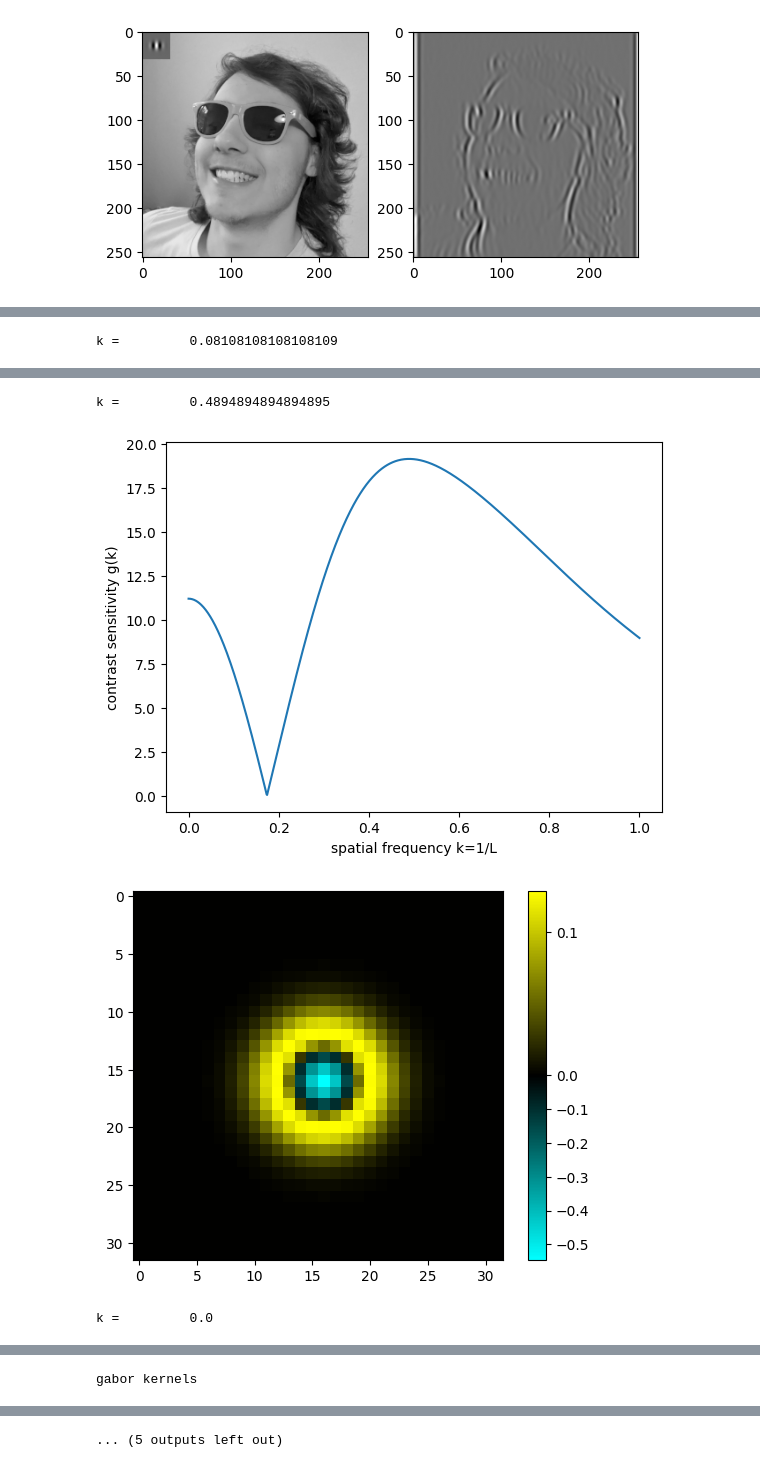
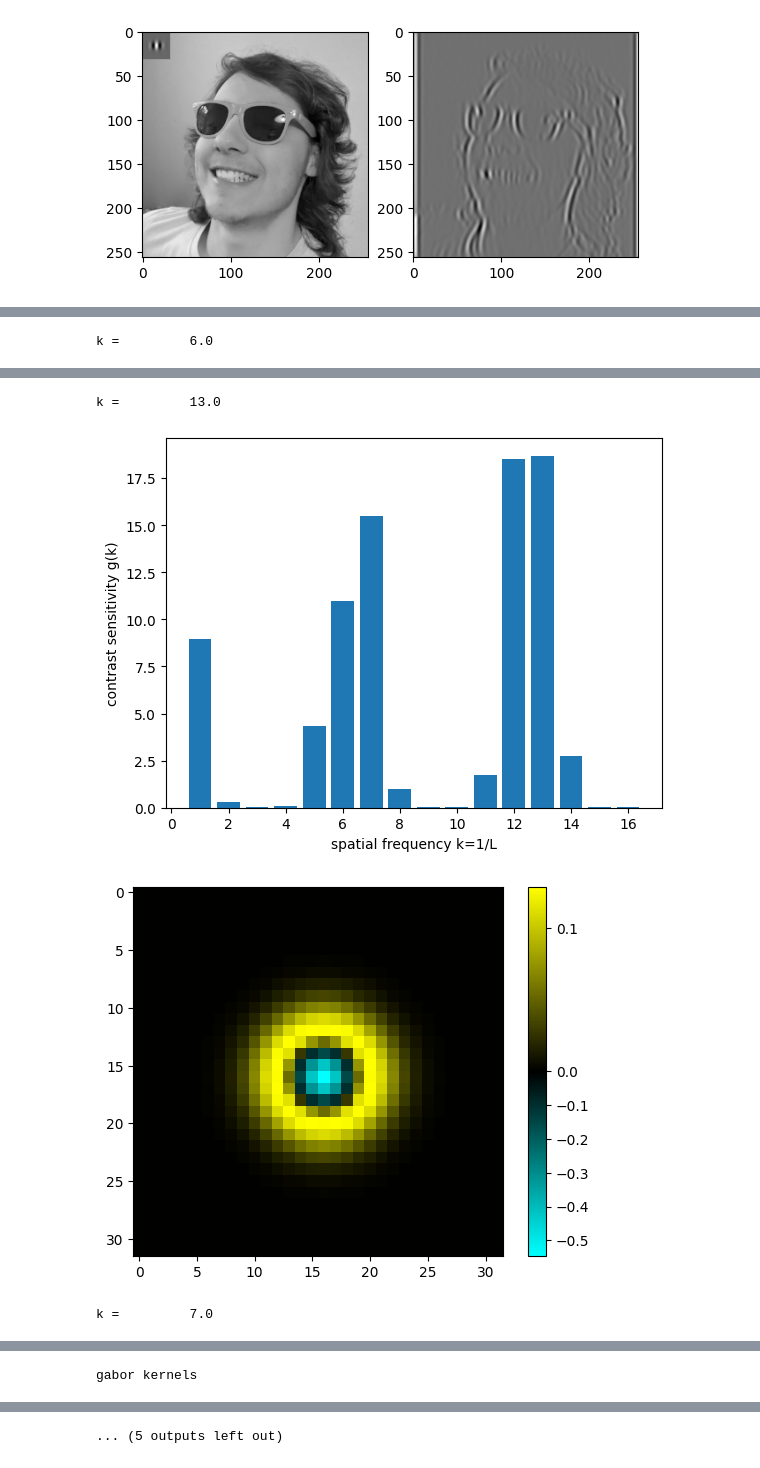
Before and after one commit to Rismosch/homework_understanding_vision, a Jupyter notebook: homework_1.ipynb, the cells around one changed output, grey strips where cells are left out. Saved outputs shown, nothing was run; the diff lists cells and outputs as text; code cells hidden in the pictures.

```diff
--- a/homework_1.ipynb
+++ b/homework_1.ipynb
@@ -445,14 +445,15 @@ for p in gaussian_parameters:
     kernel = make_gaussian_kernel(p)
     plot_kernel(kernel)
 
-    x_values = np.linspace(0, 1, 1000)
+    max = int(p.kernel_width / 2)
+    x_values = np.linspace(1, max, max)
     y_values = [g(kernel, x) for x in x_values]
 
     idx_max = np.argmax(y_values)
     k = x_values[idx_max]
     print(f"k =         {k}")
 
-    plt.plot(x_values, y_values)
+    plt.bar(x_values, y_values)
     plt.xlabel("spatial frequency k=1/L")
     plt.ylabel("contrast sensitivity g(k)")
     plt.show()
@@ -474,18 +475,19 @@ for p in gabor_parameters:
     kernel = make_gabor_kernel(p, Orientation.HORIZONTAL)
     plot_kernel(kernel)
 
-    x_values = np.linspace(0, 1, 1000)
+    max = int(p.kernel_width / 2)
+    x_values = np.linspace(1, max, max)
     y_values = [g(kernel, x) for x in x_values]
 
     idx_max = np.argmax(y_values)
     k = x_values[idx_max]
-    k_hat = p.k
+    k_hat = p.k / 2 / math.pi * 32
 
-    print(f"k_hat =     {p.k}")
+    print(f"k_hat =     {k_hat}")
     print(f"k =         {k}")
     print(f"k - k_hat = {k - k_hat}")
 
-    plt.plot(x_values, y_values)
+    plt.bar(x_values, y_values)
     plt.xlabel("spatial frequency k=1/L")
     plt.ylabel("contrast sensitivity g(k)")
     plt.show()
@@ -502,4 +504,4 @@ for p in gabor_parameters:
 
 gaussian kernels
 [figure]
-k =         0.08108108108108109
+k =         6.0
@@ -507,5 +509,5 @@ k =         0.08108108108108109
 [figure]
-k =         0.4894894894894895
+k =         13.0
-[figure, old version]
+[figure, new version]
 [figure]
-k =         0.0
+k =         7.0
```
Also changed, not shown: parts of 2 cells of this notebook.
